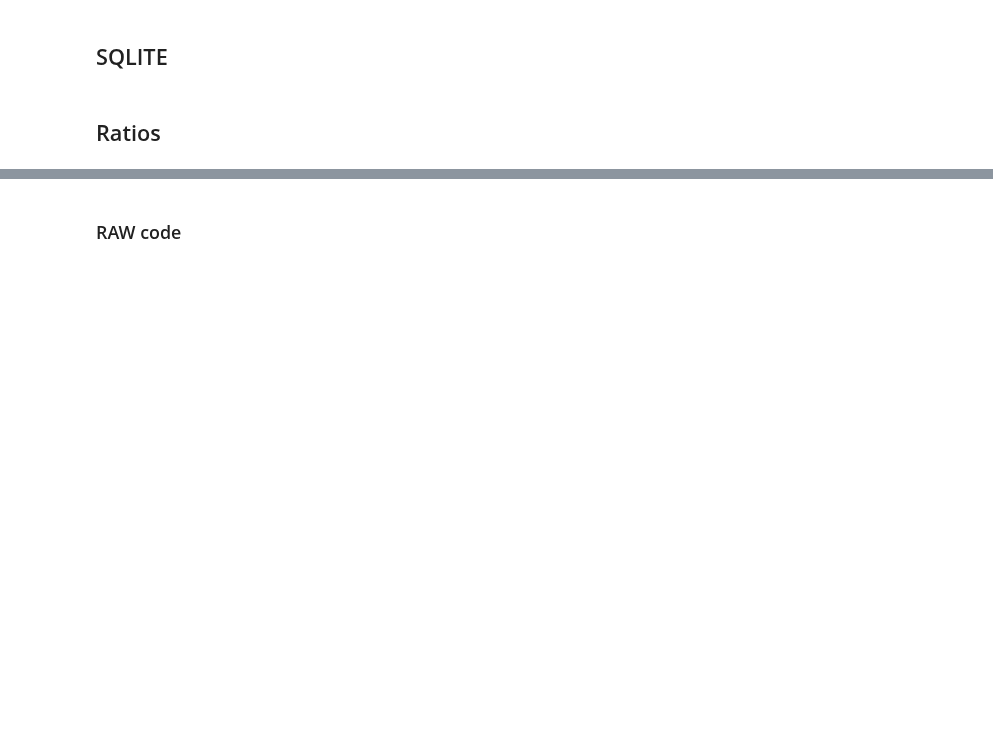
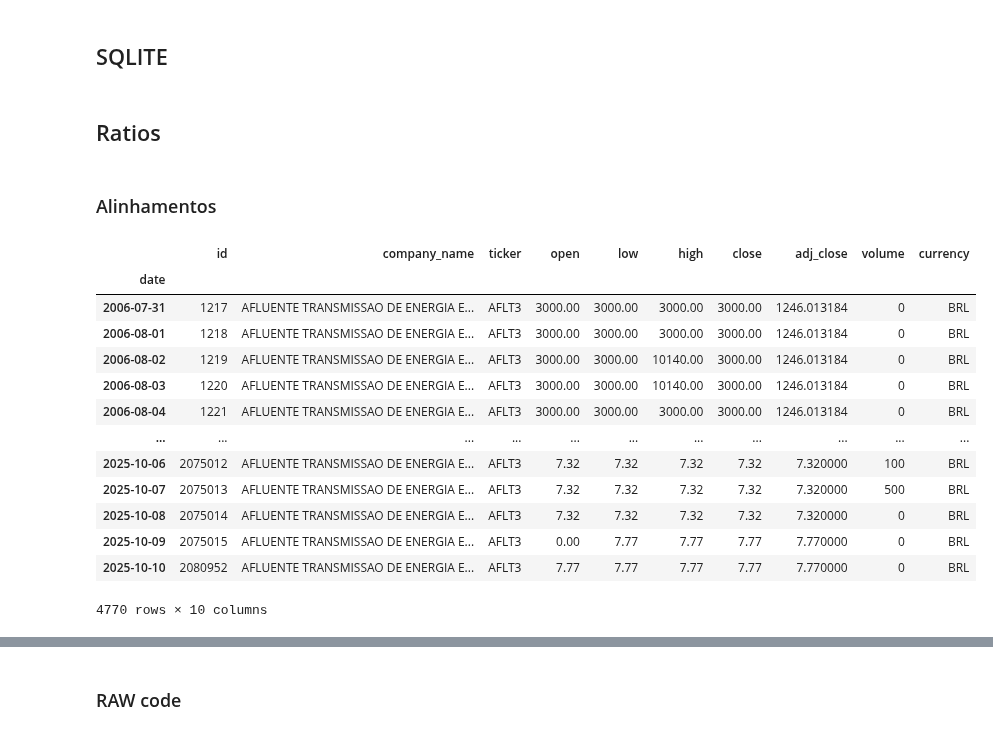
Before and after one commit to faustostangler/FLY, a Jupyter notebook: playgroung.ipynb, the cells around one changed output, grey strips where cells are left out. Saved outputs shown, nothing was run; the diff lists cells and outputs as text; code cells hidden in the pictures; blank space fills up the shorter version.

```diff
--- a/playgroung.ipynb
+++ b/playgroung.ipynb
@@ -661,3 +661,5 @@ df[mask]['close'].plot()
 conn.close()
 # %% [markdown]
 ## Ratios
+# %% [markdown]
+### Alinhamentos
@@ -663,0 +679,17 @@ conn.close()
+# %%
+df_data
+# %% [output]
+|  | id | company_name | ticker | open | low | high | close | adj_close | volume | currency |
+| date |  |  |  |  |  |  |  |  |  |  |
+| 2006-07-31 | 1217 | AFLUENTE TRANSMISSAO DE ENERGIA E... | AFLT3 | 3000.00 | 3000.00 | 3000.00 | 3000.00 | 1246.013184 | 0 | BRL |
+| 2006-08-01 | 1218 | AFLUENTE TRANSMISSAO DE ENERGIA E... | AFLT3 | 3000.00 | 3000.00 | 3000.00 | 3000.00 | 1246.013184 | 0 | BRL |
+| 2006-08-02 | 1219 | AFLUENTE TRANSMISSAO DE ENERGIA E... | AFLT3 | 3000.00 | 3000.00 | 10140.00 | 3000.00 | 1246.013184 | 0 | BRL |
+| 2006-08-03 | 1220 | AFLUENTE TRANSMISSAO DE ENERGIA E... | AFLT3 | 3000.00 | 3000.00 | 10140.00 | 3000.00 | 1246.013184 | 0 | BRL |
+| 2006-08-04 | 1221 | AFLUENTE TRANSMISSAO DE ENERGIA E... | AFLT3 | 3000.00 | 3000.00 | 3000.00 | 3000.00 | 1246.013184 | 0 | BRL |
+| ... | ... | ... | ... | ... | ... | ... | ... | ... | ... | ... |
+| 2025-10-06 | 2075012 | AFLUENTE TRANSMISSAO DE ENERGIA E... | AFLT3 | 7.32 | 7.32 | 7.32 | 7.32 | 7.320000 | 100 | BRL |
+| 2025-10-07 | 2075013 | AFLUENTE TRANSMISSAO DE ENERGIA E... | AFLT3 | 7.32 | 7.32 | 7.32 | 7.32 | 7.320000 | 500 | BRL |
+| 2025-10-08 | 2075014 | AFLUENTE TRANSMISSAO DE ENERGIA E... | AFLT3 | 7.32 | 7.32 | 7.32 | 7.32 | 7.320000 | 0 | BRL |
+| 2025-10-09 | 2075015 | AFLUENTE TRANSMISSAO DE ENERGIA E... | AFLT3 | 0.00 | 7.77 | 7.77 | 7.77 | 7.770000 | 0 | BRL |
+| 2025-10-10 | 2080952 | AFLUENTE TRANSMISSAO DE ENERGIA E... | AFLT3 | 7.77 | 7.77 | 7.77 | 7.77 | 7.770000 | 0 | BRL |
+4770 rows × 10 columns
```
Also changed, not shown: parts of 14 cells of this notebook, 1 other file.
